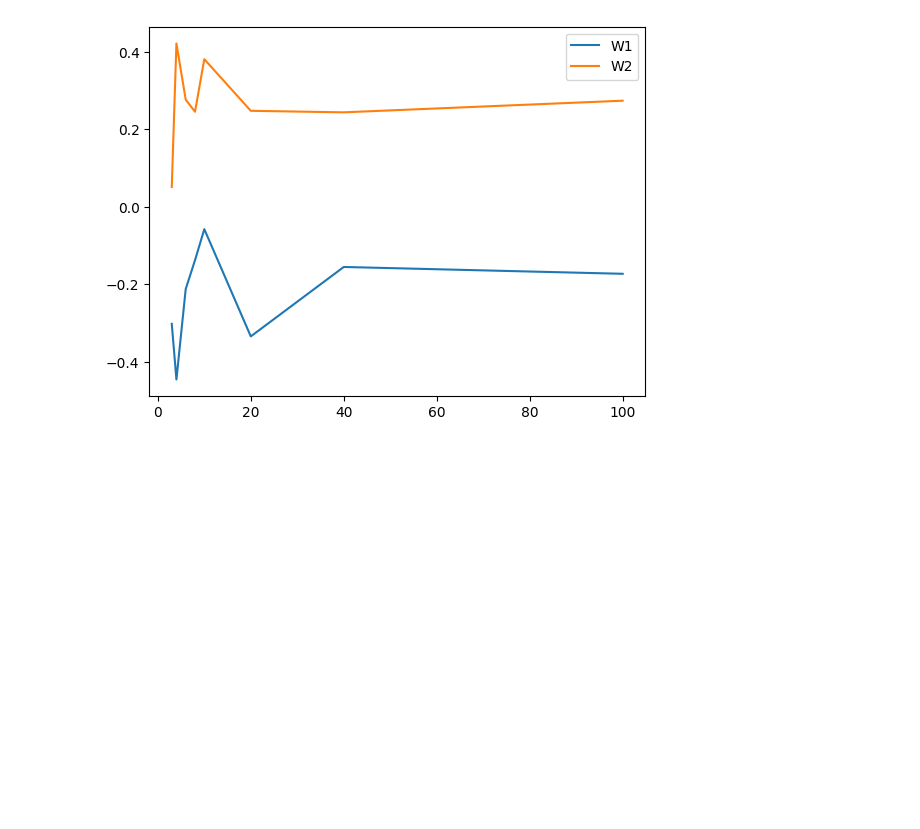
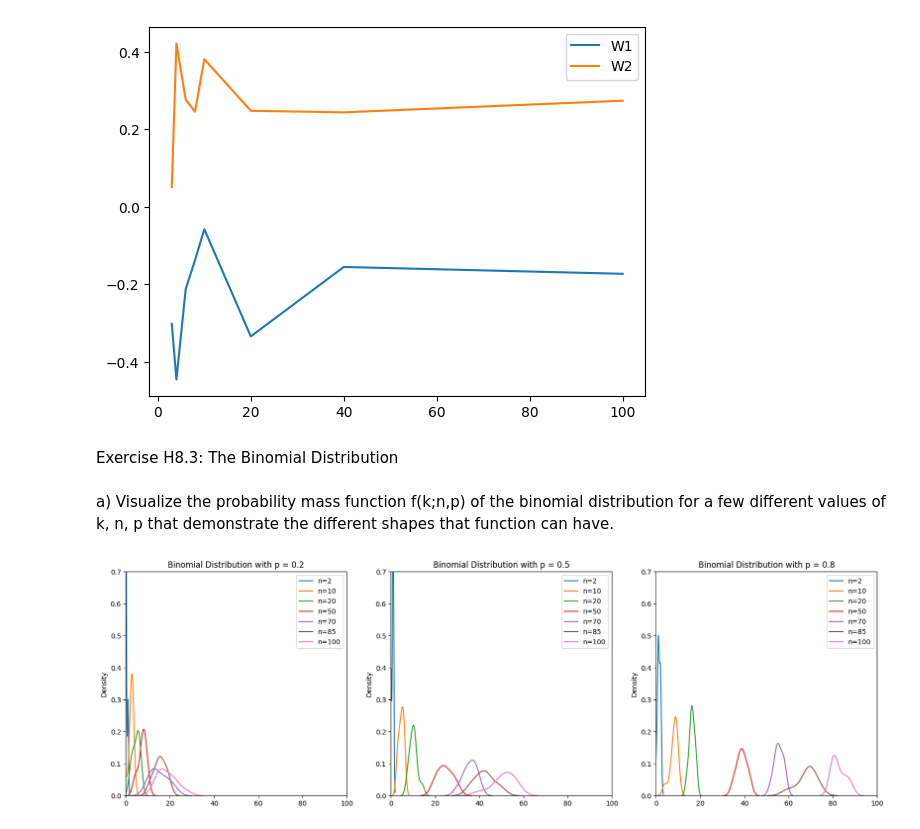
Before and after one commit to Javiermateor/Machine-Intelligence-I, a Jupyter notebook: Exercises/Exercise_08.ipynb, the cells around one changed output. Drawn from its saved outputs; the diff is of its cells as text; code cells hidden in the pictures; blank space fills up the shorter version.

Commit message:
Exercise_8

```diff
--- a/Exercises/Exercise_08.ipynb
+++ b/Exercises/Exercise_08.ipynb
@@ -214,3 +218,49 @@ Average W:  [[-0.22705395]
  [ 0.2679384 ]]
 [figure]
 [figure]
+# %% [markdown]
+Exercise H8.3: The Binomial Distribution
+# %% [markdown]
+a) Visualize the probability mass function f(k;n,p) of the binomial distribution for a few different values of k, n, p that demonstrate the different shapes that function can have.
+# %%
+#Bernoulli distribution
+
+p = [0.2,0.5,0.8]
+k = np.linspace(0,100,1000)
+n = [2,10,20,50,70,85,100]
+
+fig3 = plt.figure(figsize=(20,6))
+#add three subplots
+ax1 = fig3.add_subplot(131)
+for i in n:
+    sns.kdeplot(np.random.binomial(i, 0.20,size=10), label=f'n={i}')
+plt.title(f'Binomial Distribution with p = {0.2}')
+#start the x axis from 0
+plt.xlim(0,100)
+#scale the y axis
+plt.ylim(0,0.7)
+plt.legend()
+
+ax2 = fig3.add_subplot(132)
+for i in n:
+    sns.kdeplot(np.random.binomial(i, 0.50,size=10), label=f'n={i}')
+plt.title(f'Binomial Distribution with p = {0.5}')
+#start the x axis from 0
+plt.xlim(0,100)
+#scale the y axis
+plt.ylim(0,0.7)
+plt.legend()
+
+ax3 = fig3.add_subplot(133)
+for i in n:
+    sns.kdeplot(np.random.binomial(i, 0.80,size=10), label=f'n={i}')
+plt.title(f'Binomial Distribution with p = {0.8}')
+
+#start the x axis from 0
+plt.xlim(0,100)
+#scale the y axis
+plt.ylim(0,0.7)
+plt.legend()
+plt.show()
+# %% [output]
+[figure, added]
```
Also changed, not shown: parts of 8 cells of this notebook.
